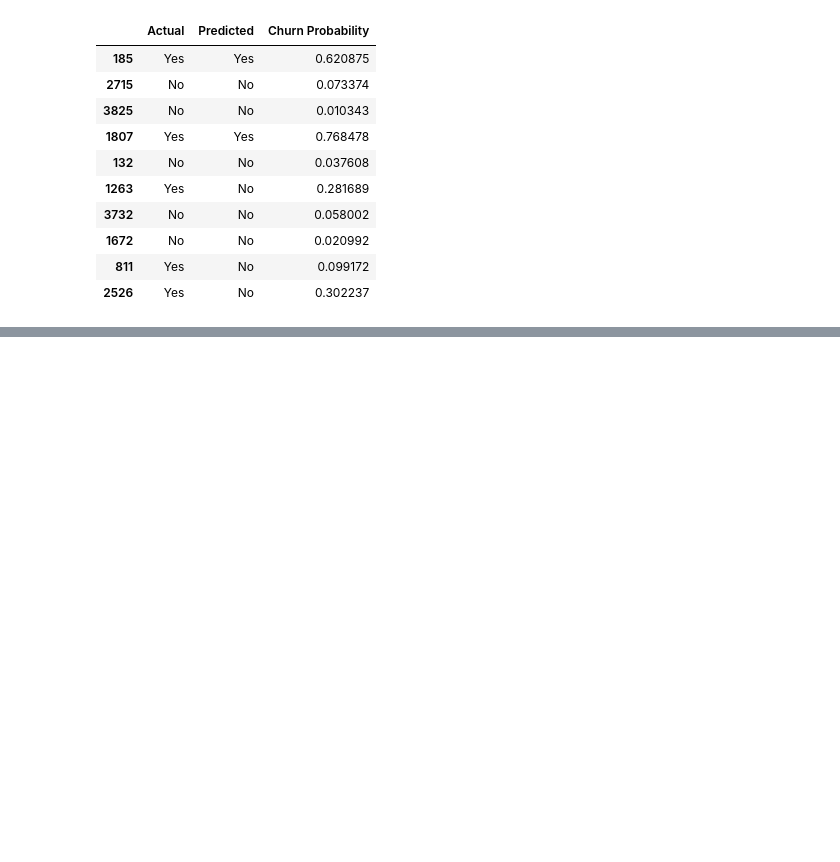
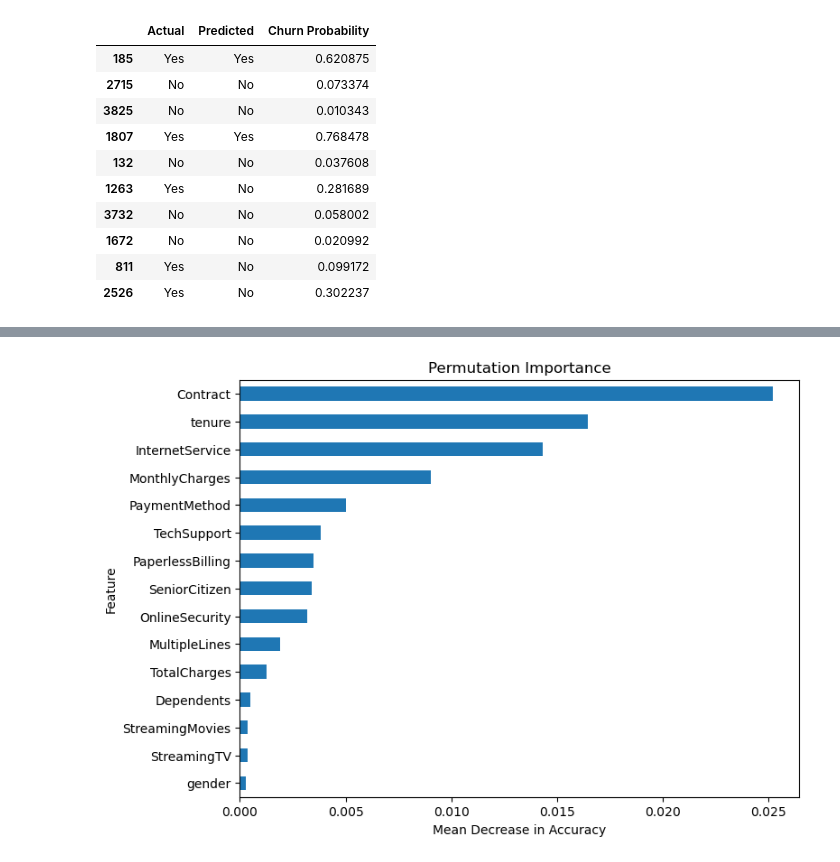
Before and after one commit to JosephTylerSeay/classification_case_study, a Jupyter notebook: classCaseStudy.ipynb, the cells around one changed output, grey strips where cells are left out. Drawn from its saved outputs; the diff is of its cells as text; code cells hidden in the pictures; blank space fills up the shorter version.

Commit message:
charts

```diff
--- a/classCaseStudy.ipynb
+++ b/classCaseStudy.ipynb
@@ -256,0 +265,18 @@ results.head(10)
+# %%
+result= permutation_importance(
+    pipe,
+    X_test,
+    y_test,
+    n_repeats=10,
+    random_state=42,
+    scoring="accuracy"
+)
+# %%
+feature_names = X_test.columns
+# %%
+importance_df = pd.DataFrame({
+    "Feature": feature_names,
+    "Importance": result.importances_mean
+}).sort_values("Importance", ascending=False)
+
+importance_df.head(15)
@@ -256,0 +300,14 @@ results.head(10)
+# %%
+importance_df.head(15).sort_values("Importance").plot(
+    x="Feature",
+    y="Importance",
+    kind="barh",
+    figsize=(8, 6),
+    legend=False
+)
+
+plt.title("Permutation Importance")
+plt.xlabel("Mean Decrease in Accuracy")
+plt.show()
+# %% [output]
+[figure, added]
```
Also changed, not shown: parts of 10 cells of this notebook.
